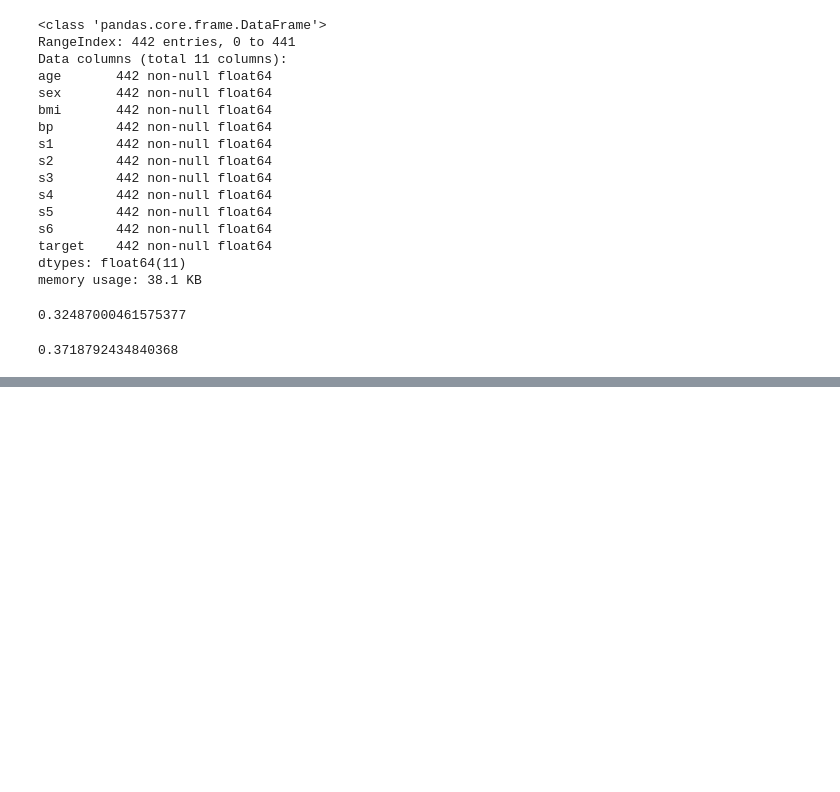
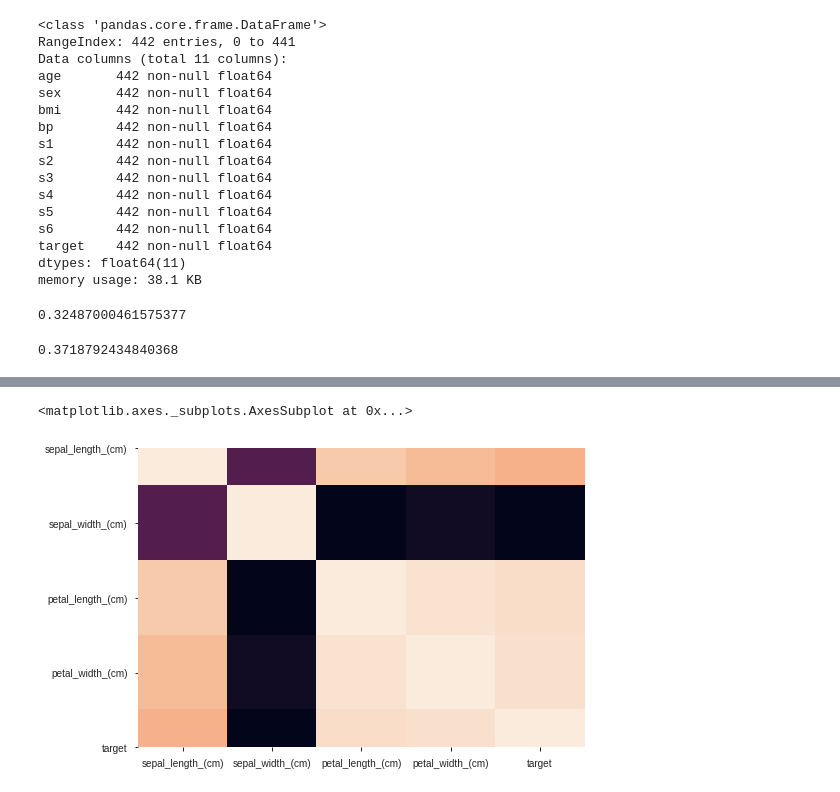
Before and after one commit to Junohera/jupyter, a Jupyter notebook: 1204/Untitled.ipynb, the cells around one changed output, grey strips where cells are left out. Saved outputs shown, nothing was run; the diff lists cells and outputs as text; code cells hidden in the pictures; blank space fills up the shorter version.

```diff
--- a/1204/Untitled.ipynb
+++ b/1204/Untitled.ipynb
@@ -83,3 +83,17 @@ rfr.fit(x_train, y_train)
 rfr.score(x_test, y_test)
 # %% [output]
 0.3718792434840368
+# %%
+from sklearn.datasets import load_iris
+
+data = load_iris()
+
+a = pd.DataFrame(data.data, columns=data.feature_names) # DataFrame Instance
+b = pd.DataFrame(data.target, columns=['target'])
+
+iris = pd.concat([a,b],axis=1) # data ready done
+
+# X_train, X_test, y_train, y_test = train_test_split(iris.iloc[:,:-1], iris.iloc[:,-1], stratify=iris.iloc[:,-1])
+X_train, X_test, y_train, y_test = train_test_split(iris.iloc[:,:-1], iris.iloc[:,-1])
+
+y_test.value_counts()
@@ -85,0 +475,5 @@ rfr.score(x_test, y_test)
+# %%
+sns.heatmap(iris.corr(), cbar=False)
+# %% [output]
+<matplotlib.axes._subplots.AxesSubplot at 0x...>
+[figure, added]
```
Also changed, not shown: parts of 48 cells of this notebook, 2 other files.
